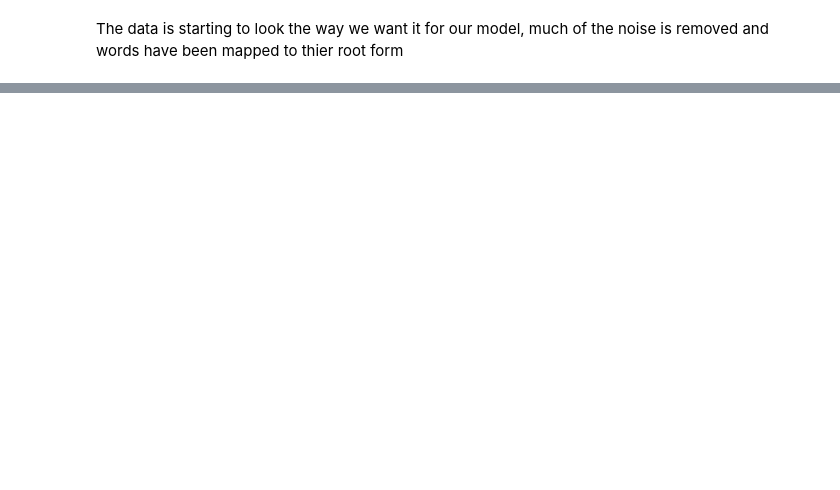
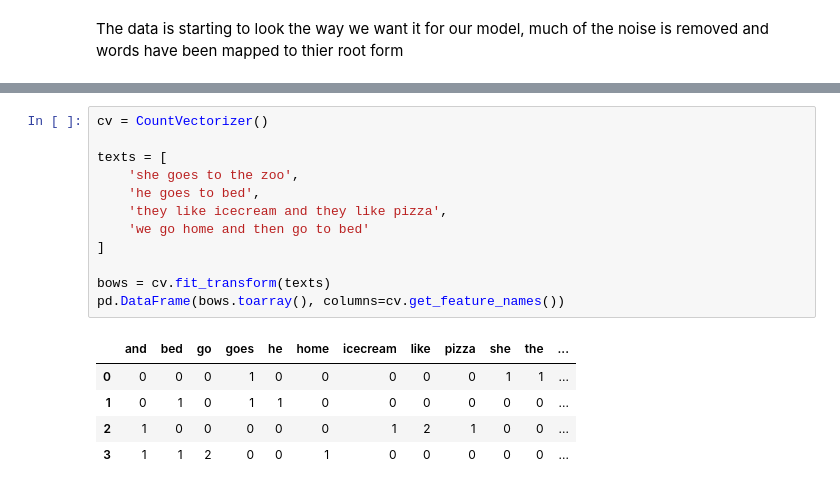
Before and after one commit to yl238/reddit, a Jupyter notebook: notebooks/1-Data-Preprocessing.ipynb, the cells around one changed output, grey strips where cells are left out. Drawn from its saved outputs; the diff is of its cells as text; blank space fills up the shorter version.

```diff
--- a/notebooks/1-Data-Preprocessing.ipynb
+++ b/notebooks/1-Data-Preprocessing.ipynb
@@ -194,0 +233,18 @@ test 19 qualification step anybody bother try qualify accept see 19 question gue
+# %%
+cv = CountVectorizer()
+
+texts = [
+    'she goes to the zoo',
+    'he goes to bed',
+    'they like icecream and they like pizza',
+    'we go home and then go to bed'
+]
+
+bows = cv.fit_transform(texts)
+pd.DataFrame(bows.toarray(), columns=cv.get_feature_names())
+# %% [output]
+|  | and | bed | go | goes | he | home | icecream | like | pizza | she | the | ... |
+| 0 | 0 | 0 | 0 | 1 | 0 | 0 | 0 | 0 | 0 | 1 | 1 | ... |
+| 1 | 0 | 1 | 0 | 1 | 1 | 0 | 0 | 0 | 0 | 0 | 0 | ... |
+| 2 | 1 | 0 | 0 | 0 | 0 | 0 | 1 | 2 | 1 | 0 | 0 | ... |
+| 3 | 1 | 1 | 2 | 0 | 0 | 1 | 0 | 0 | 0 | 0 | 0 | ... |
```
Also changed, not shown: parts of 43 cells of this notebook, 1 other file.
